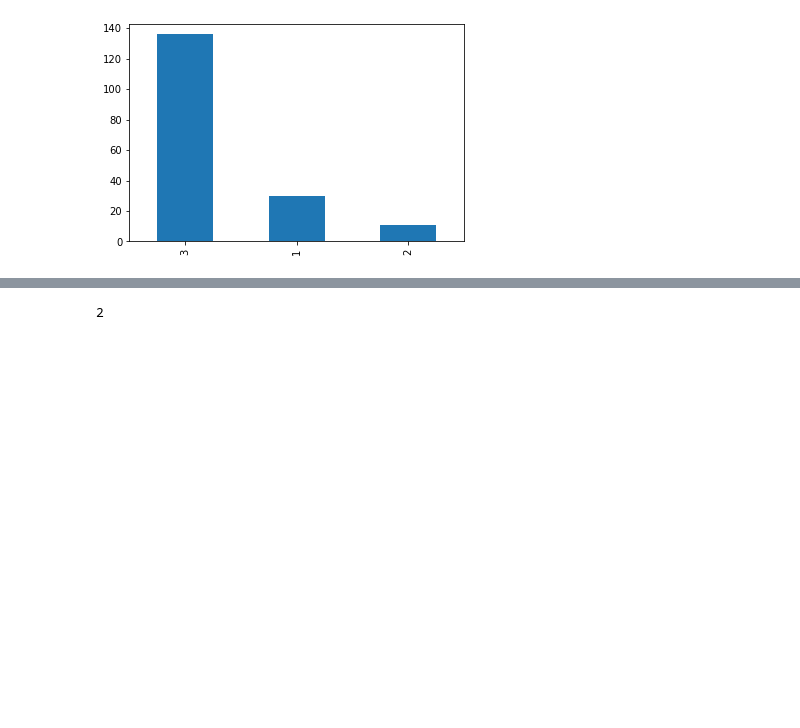
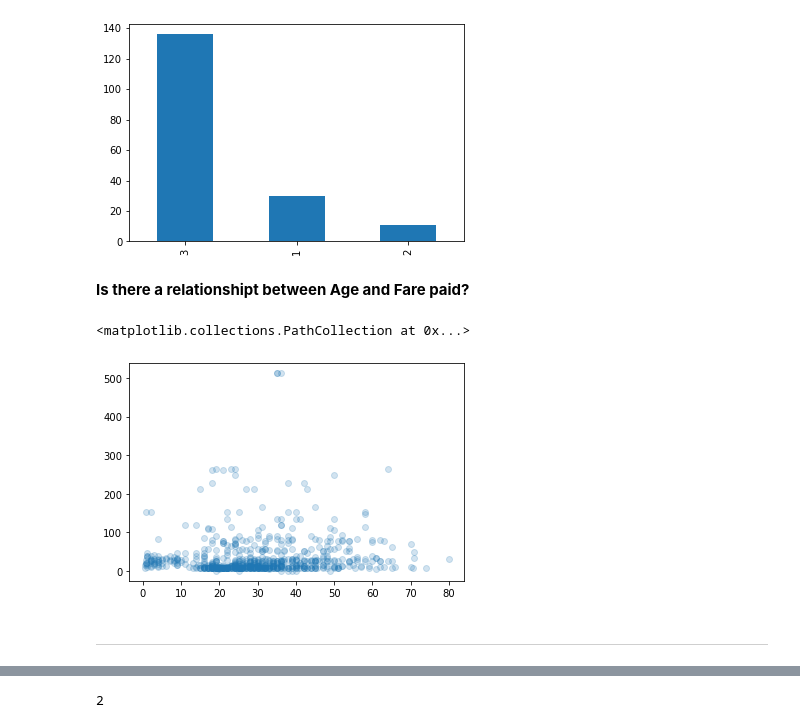
Before and after one commit to bperry555/kaggle, a Jupyter notebook: titanic/titanic.ipynb, the cells around one changed output, grey strips where cells are left out. Drawn from its saved outputs; the diff is of its cells as text; code cells hidden in the pictures; blank space fills up the shorter version.

```diff
--- a/titanic/titanic.ipynb
+++ b/titanic/titanic.ipynb
@@ -125,3 +244,12 @@ missing_ages.Pclass.value_counts().plot(kind='bar')
 # %% [output]
 <AxesSubplot:>
 [figure]
+# %% [markdown]
+**Is there a relationshipt between Age and Fare paid?**
+# %%
+plt.scatter(train_data.Age, train_data.Fare, alpha=.2)
+# %% [output]
+<matplotlib.collections.PathCollection at 0x...>
+[figure, added]
+# %% [markdown]
+***
```
Also changed, not shown: parts of 87 cells of this notebook, 1 other file.
